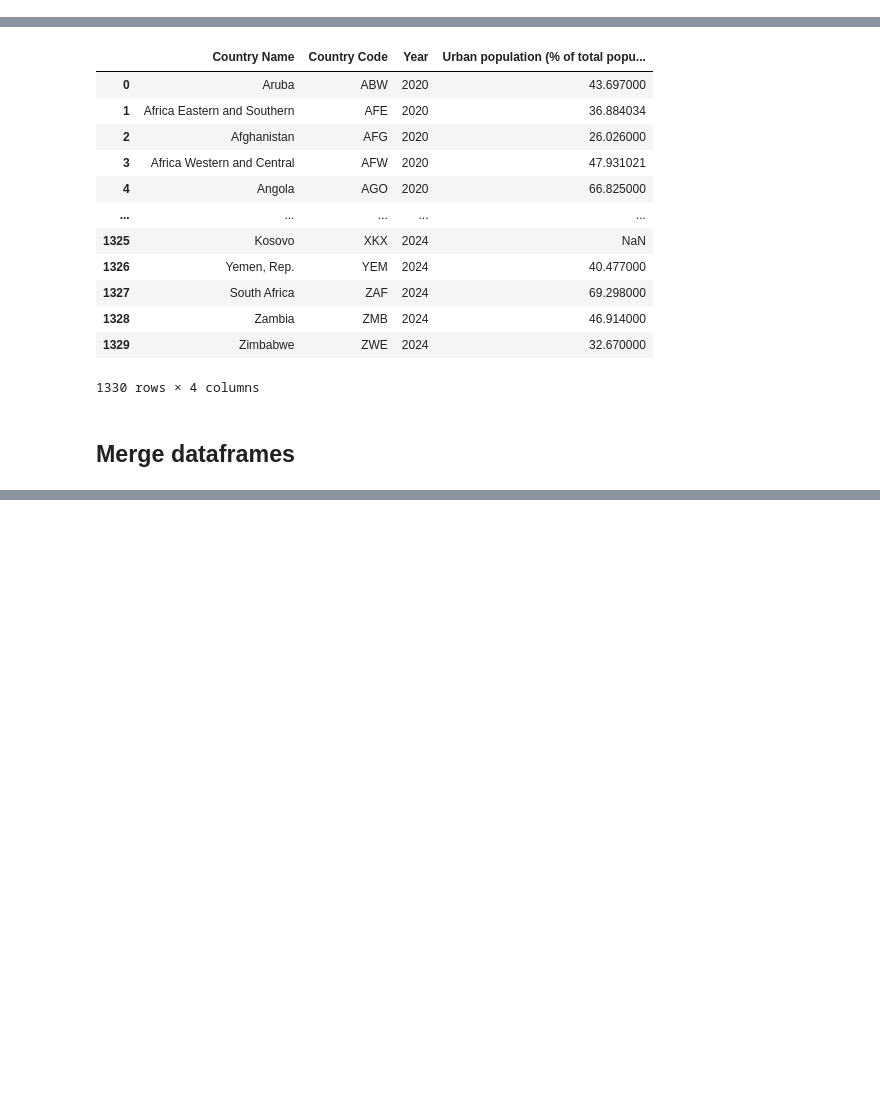
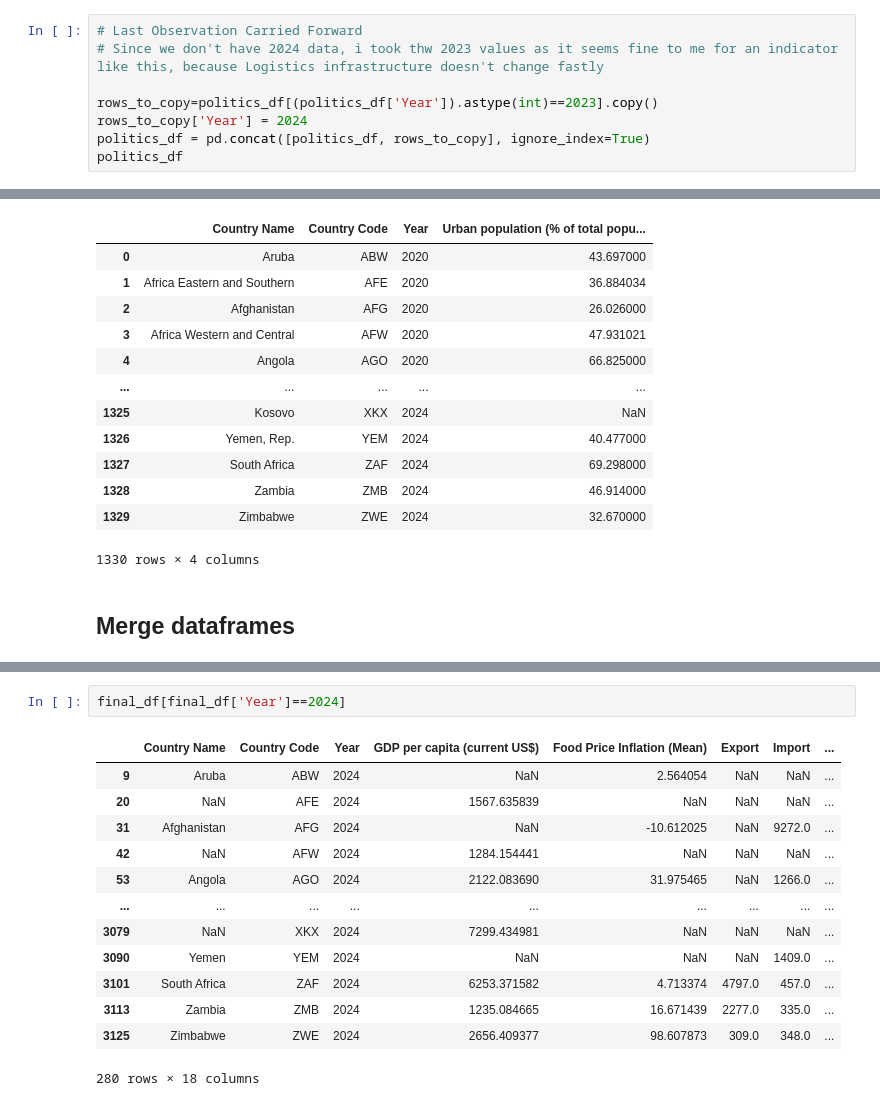
Before and after one commit to YoannAsl/ml-learning-project-1, a Jupyter notebook: cleaning.ipynb, the cells around one changed output, grey strips where cells are left out. Drawn from its saved outputs; the diff is of its cells as text; blank space fills up the shorter version.

```diff
--- a/cleaning.ipynb
+++ b/cleaning.ipynb
@@ -441,0 +448,8 @@ politics_df
+# %%
+# Last Observation Carried Forward
+# Since we don't have 2024 data, i took thw 2023 values as it seems fine to me for an indicator like this, because Logistics infrastructure doesn't change fastly
+
+rows_to_copy=politics_df[(politics_df['Year']).astype(int)==2023].copy()
+rows_to_copy['Year'] = 2024
+politics_df = pd.concat([politics_df, rows_to_copy], ignore_index=True)
+politics_df
@@ -569,3 +595,19 @@ final_df.head()
 | 2 | Aruba | ABW | 2017 | 28440.05196 | -3.029560 | NaN | NaN | ... |
 | 3 | Aruba | ABW | 2018 | 30082.12764 | 7.129486 | NaN | NaN | ... |
 | 4 | Aruba | ABW | 2019 | 31096.20507 | 10.606806 | NaN | NaN | ... |
+# %%
+final_df[final_df['Year']==2024]
+# %% [output]
+|  | Country Name | Country Code | Year | GDP per capita (current US$) | Food Price Inflation (Mean) | Export | Import | ... |
+| 9 | Aruba | ABW | 2024 | NaN | 2.564054 | NaN | NaN | ... |
+| 20 | NaN | AFE | 2024 | 1567.635839 | NaN | NaN | NaN | ... |
+| 31 | Afghanistan | AFG | 2024 | NaN | -10.612025 | NaN | 9272.0 | ... |
+| 42 | NaN | AFW | 2024 | 1284.154441 | NaN | NaN | NaN | ... |
+| 53 | Angola | AGO | 2024 | 2122.083690 | 31.975465 | NaN | 1266.0 | ... |
+| ... | ... | ... | ... | ... | ... | ... | ... | ... |
+| 3079 | NaN | XKX | 2024 | 7299.434981 | NaN | NaN | NaN | ... |
+| 3090 | Yemen | YEM | 2024 | NaN | NaN | NaN | 1409.0 | ... |
+| 3101 | South Africa | ZAF | 2024 | 6253.371582 | 4.713374 | 4797.0 | 457.0 | ... |
+| 3113 | Zambia | ZMB | 2024 | 1235.084665 | 16.671439 | 2277.0 | 335.0 | ... |
+| 3125 | Zimbabwe | ZWE | 2024 | 2656.409377 | 98.607873 | 309.0 | 348.0 | ... |
+280 rows × 18 columns
```
Also changed, not shown: parts of 17 cells of this notebook, 1 other file.
